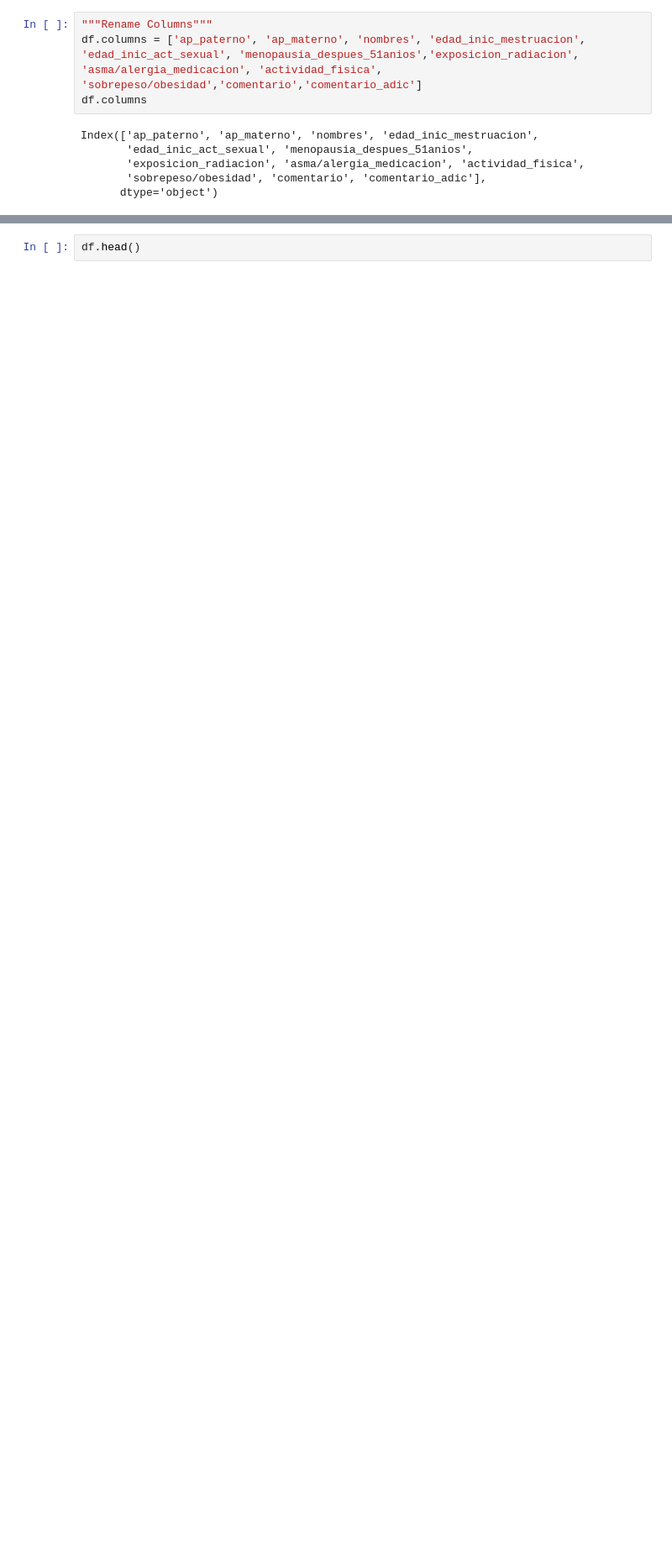
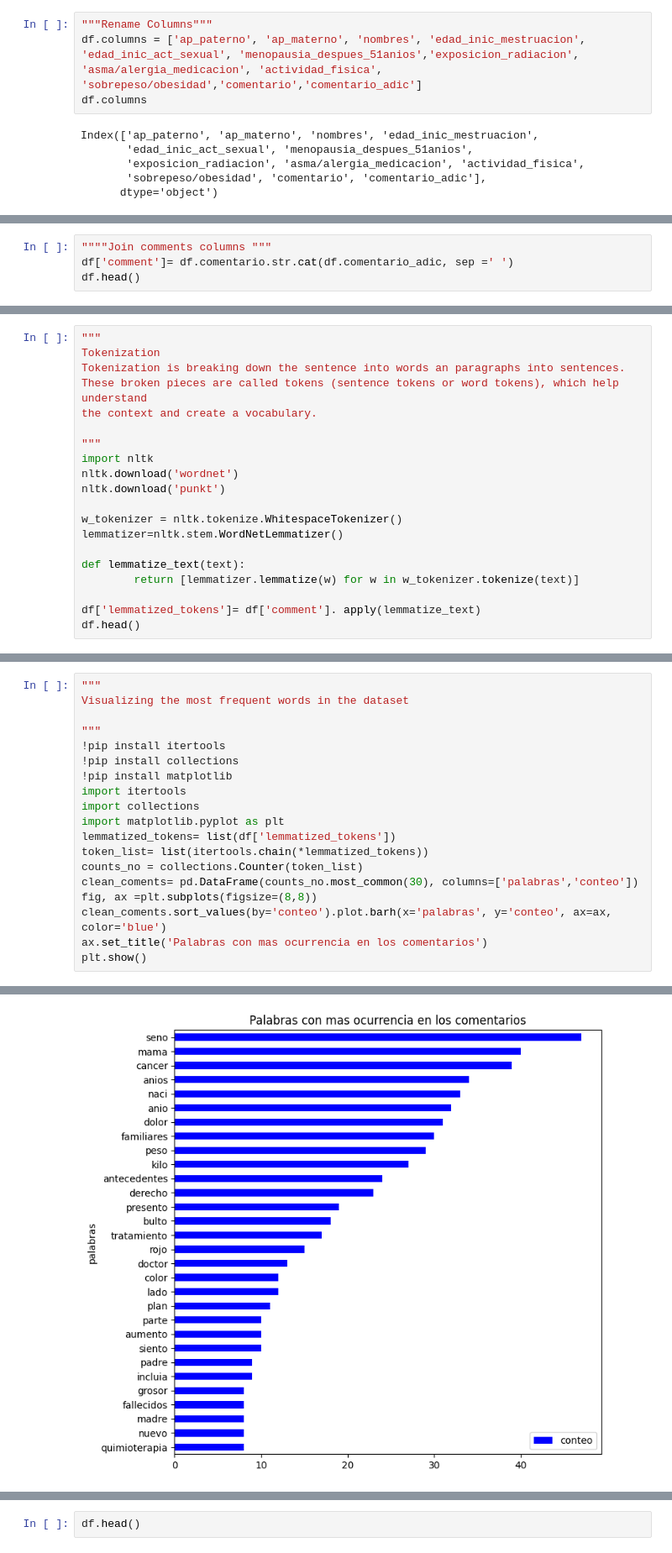
Before and after one commit to lugeminai/cancer_nlp, a Jupyter notebook: Preprocesing_clasification/preprocesing.ipynb, the cells around one changed output, grey strips where cells are left out. Shown at 84% size. Saved outputs shown, nothing was run; the diff lists cells and outputs as text; blank space fills up the shorter version.

```diff
--- a/Preprocesing_clasification/preprocesing.ipynb
+++ b/Preprocesing_clasification/preprocesing.ipynb
@@ -77,0 +78,4 @@ df.head()
+# %%
+""""Join comments columns """
+df['comment']= df.comentario.str.cat(df.comentario_adic, sep =' ')
+df.head()
@@ -150,3 +189,23 @@ df.head()
 | 2 | ACEVEDO | CABELLO | ELIZABETH LUZ | 10 | 27 | SI | ... |
 | 3 | ACEVEDO | CONGORA | LUCY | 16 | 32 | SI | ... |
 | 4 | ACUÑA | BRICEÑO | SILVIA | 12 | 24 | SI | ... |
+# %%
+"""
+Tokenization
+Tokenization is breaking down the sentence into words an paragraphs into sentences.
+These broken pieces are called tokens (sentence tokens or word tokens), which help understand
+the context and create a vocabulary.
+
+"""
+import nltk
+nltk.download('wordnet')
+nltk.download('punkt')
+
+w_tokenizer = nltk.tokenize.WhitespaceTokenizer()
+lemmatizer=nltk.stem.WordNetLemmatizer()
+
+def lemmatize_text(text):
+        return [lemmatizer.lemmatize(w) for w in w_tokenizer.tokenize(text)]
+
+df['lemmatized_tokens']= df['comment']. apply(lemmatize_text)
+df.head()
@@ -152,0 +225,20 @@ df.head()
+# %%
+"""
+Visualizing the most frequent words in the dataset
+
+"""
+!pip install itertools
+!pip install collections
+!pip install matplotlib
+import itertools
+import collections
+import matplotlib.pyplot as plt
+lemmatized_tokens= list(df['lemmatized_tokens'])
+token_list= list(itertools.chain(*lemmatized_tokens))
+counts_no = collections.Counter(token_list)
+clean_coments= pd.DataFrame(counts_no.most_common(30), columns=['palabras','conteo'])
+fig, ax =plt.subplots(figsize=(8,8))
+clean_coments.sort_values(by='conteo').plot.barh(x='palabras', y='conteo', ax=ax, color='blue')
+ax.set_title('Palabras con mas ocurrencia en los comentarios')
+plt.show()
+# %% [output]
@@ -152,0 +266 @@ df.head()
+[figure, added]
```
Also changed, not shown: parts of 24 cells of this notebook, 2 other files.
